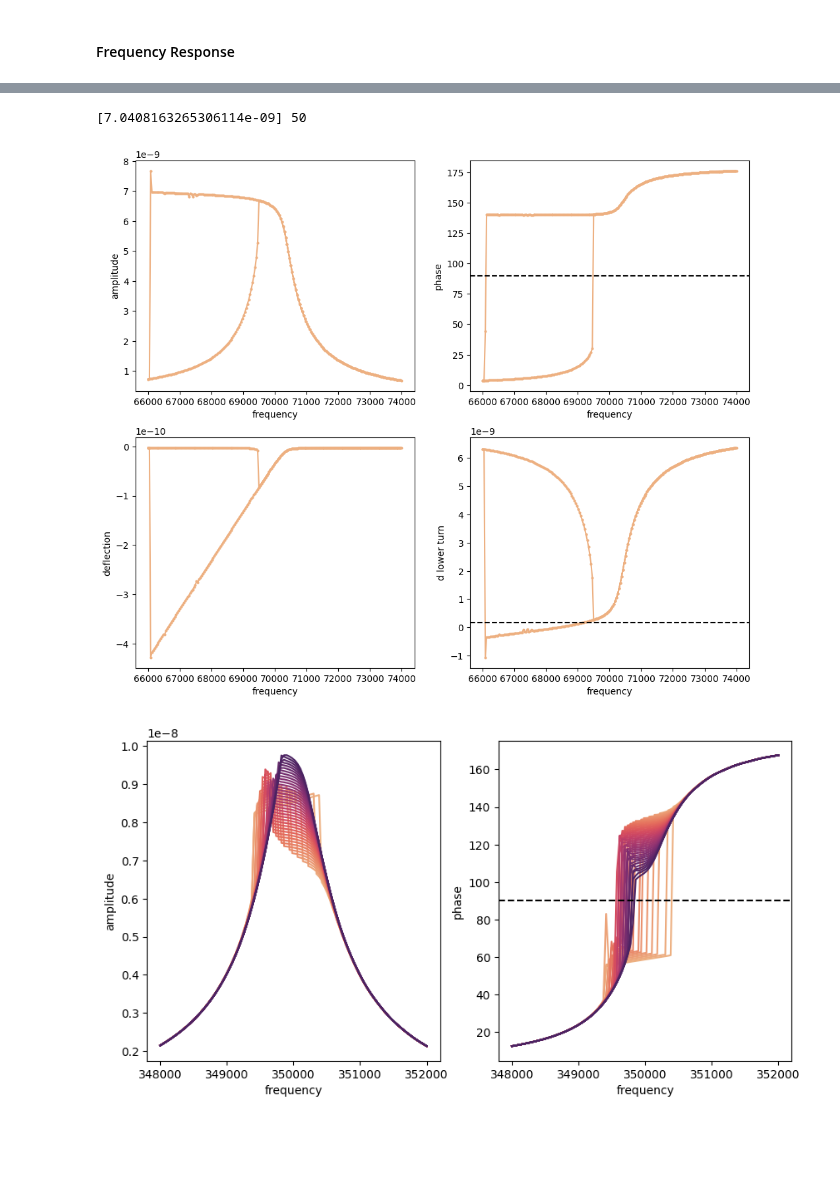
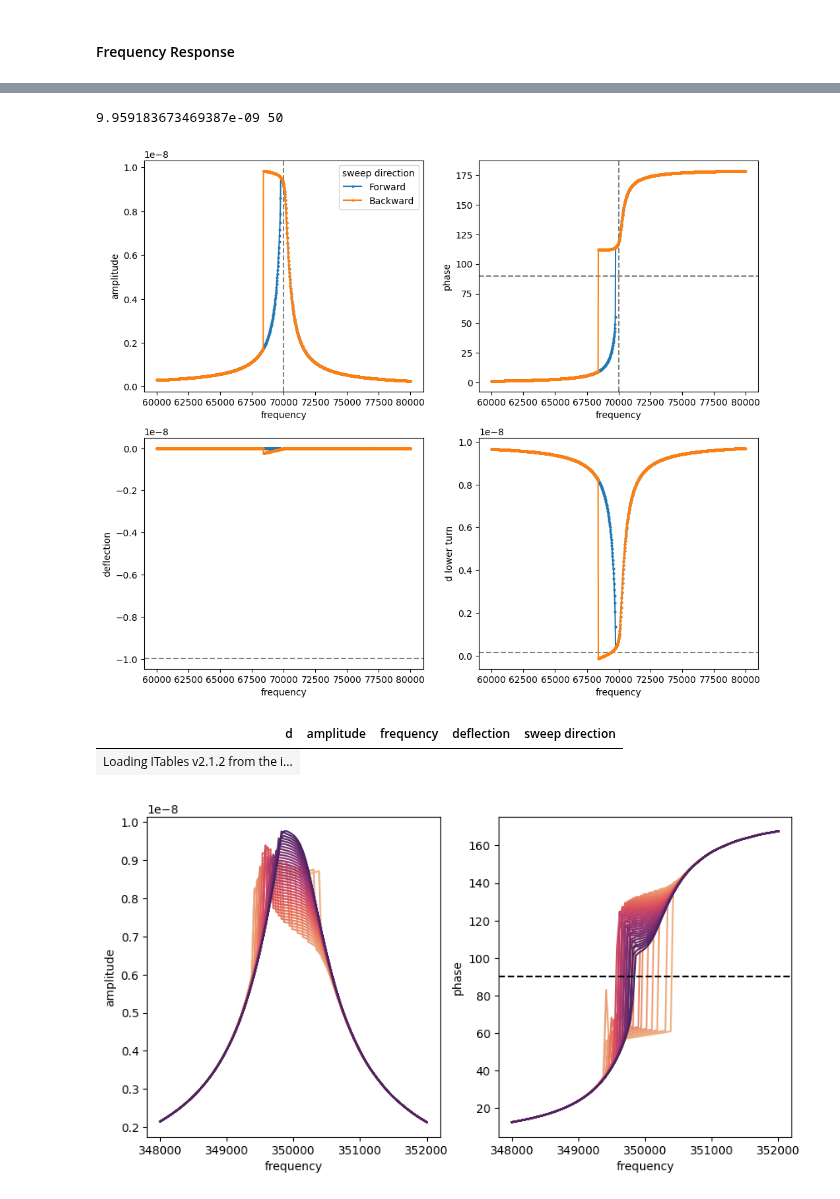
Before and after one commit to PranavSudersan/AFM-Dashboard, a Jupyter notebook: AFM Dashboard.ipynb, the cells around one changed output, grey strips where cells are left out. Saved outputs shown, nothing was run; the diff lists cells and outputs as text; code cells hidden in the pictures; blank space fills up the shorter version.

```diff
--- a/AFM Dashboard.ipynb
+++ b/AFM Dashboard.ipynb
@@ -5487,11 +5501,11 @@ print(np.sqrt(data_dict[on_file]['Z rms']**2 - data_dict[off_file]['Z rms']**2))
 kc = 2 #cantilever spring constant (N/m)
 fc = 70e3 #cantilever resonance frequency (Hz)
 Qc = 130 #cantilever Q factor (free)
-fd_ini = 66e3 #drive frequency (Hz)
+fd_ini = 68e3 #drive frequency (Hz)
 F0 = 1.6e-10 #drive amplitude (m)
 
-d0_far = 15e-9 #tip-sample rest distance, far (m)
-d0_near = 2e-9 #tip-sample rest distance, near (m)
+d0_far = 20e-9 #tip-sample rest distance, far (m)
+d0_near = 10e-9 #tip-sample rest distance, near (m)
 d0_pts = 50 #number of points for force-distance
 d0_list = np.linspace(d0_far, d0_near, d0_pts) #[8e-9, 7e-9, 6e-9] #tip-sample distance, rest (m)
 # d0_list = d0_far + (d0_near - d0_far) * (np.linspace(0, 1, d0_pts))**(1/4) # = np.logspace(np.log(d0_far)/np.log(3),np.log(d0_near)/np.log(3),d0_pts, base=3)
@@ -5772,7 +5786,7 @@ d0_plotarray2 = np.linspace(a0, d0_list[0], 50)
 dF_vdw = 2*H*R/(6*(d0_plotarray2**3))
 delta_f = fc*(1-np.sqrt(1+(dF_vdw/kc))) #theoretical freq shift assuming linear harmonic osci
 
-fig1, ax1 = plt.subplots(1, 2, figsize=(12,4))
+fig1, ax1 = plt.subplots(1, 2, figsize=(15,5))
 ax1[0].plot(d0_plotarray1, force_data,  label='freq shift')
 ax1[1].plot(d0_plotarray2, fc+delta_f, label='freq shift')
 ax1[0].set_xlabel("d")
@@ -6535,42 +6670,47 @@ finished
 # %%
 # freqresp_datadict = simu_results
-d0_unique = freqresp_datadict['d'].unique()
-d0_select = [d0_unique[30]] #[d0_unique[36]] d0_unique
+d0_unique = freqresp_fulldf['d'].unique()
+d0_select = d0_unique[19] #[d0_unique[36]] d0_unique
 print(d0_select, len(d0_unique))
-d0_selectind = freqresp_datadict['d'].isin(d0_select)
-freqresp_df_filt = freqresp_datadict[d0_selectind]
-# freqresp_df_filt['d lower turn'] = freqresp_df_filt['d'] + freqresp_df_filt['deflection'] - freqresp_df_filt['amplitude']
+d0_selectind = freqresp_fulldf['d'].isin([d0_select])
+freqresp_df_filt = freqresp_fulldf[d0_selectind]
+
 fig3, ax3 = plt.subplots(2, 2, figsize=(12,10))
-sns.lineplot(data=freqresp_df_filt, x='frequency', y='amplitude', hue='d', palette='flare',
-             sort=False, estimator=None, legend=False, ax=ax3[0][0], marker='.', markeredgewidth=0)
-sns.lineplot(data=freqresp_df_filt, x='frequency', y='phase', hue='d', palette='flare',
+ax3[0][0].axvline(fc, linestyle='--', color='gray')
+ax3[0][1].axvline(fc, linestyle='--', color='gray')
+ax3[0][1].axhline(90, linestyle='--', color='gray')
+ax3[1][0].axhline(-d0_select, linestyle='--', color='gray')
+ax3[1][1].axhline(a0, linestyle='--', color='gray')
+sns.lineplot(data=freqresp_df_filt, x='frequency', y='amplitude', hue='sweep direction',# hue='d', palette='flare',
+             sort=False, estimator=None, legend='auto', ax=ax3[0][0], marker='.', markeredgewidth=0)
+sns.lineplot(data=freqresp_df_filt, x='frequency', y='phase', hue='sweep direction',# hue='d',palette='flare',
              sort=False, estimator=None, legend=False, ax=ax3[0][1], marker='.', markeredgewidth=0)
-sns.lineplot(data=freqresp_df_filt, x='frequency', y='deflection', hue='d', palette='flare',
+sns.lineplot(data=freqresp_df_filt, x='frequency', y='deflection', hue='sweep direction',# hue='d',palette='flare',
              sort=False, estimator=None, legend=False, ax=ax3[1][0], marker='.', markeredgewidth=0)
-sns.lineplot(data=freqresp_df_filt, x='frequency', y='d lower turn', hue='d', palette='flare',
+sns.lineplot(data=freqresp_df_filt, x='frequency', y='d lower turn', hue='sweep direction',# hue='d',palette='flare',
              sort=False, estimator=None, legend=False, ax=ax3[1][1], marker='.', markeredgewidth=0)
-ax3[0][1].axhline(90, linestyle='--', color='k')
-ax3[1][1].axhline(a0, linestyle='--', color='k')
 # handles, labels = ax3[0].get_legend_handles_labels()
 # new_labels = [f"{float(label):.2e}" for label in labels]
 # ax3[0].legend(handles, new_labels, title = 'd')
 # sns.move_legend(ax3[0], "upper left", bbox_to_anchor=(2.3, 1))
 plt.show()
 
-# fig4, ax4 = plt.subplots(1, 2, figsize=(12,5))
-# sns.lineplot(data=freqresp_spectro, x='d', y='amplitude', legend=False, ax=ax4[0], marker='.')
-# sns.lineplot(data=freqresp_spectro, x='d', y='frequency', legend=False, ax=ax4[1], marker='.')
+# fig4, ax4 = plt.subplots(1, 3, figsize=(18,5))
+# sns.lineplot(data=freqresp_spectro_df, x='d', y='amplitude', hue='sweep direction',
+#              legend='auto', ax=ax4[0], marker='.', markeredgewidth=0)
+# sns.lineplot(data=freqresp_spectro_df, x='d', y='frequency', hue='sweep direction',
+#              legend=False, ax=ax4[1], marker='.', markeredgewidth=0)
+# sns.lineplot(data=freqresp_spectro_df, x='d', y='deflection', hue='sweep direction',
+#              legend=False, ax=ax4[2], marker='.', markeredgewidth=0)
 # plt.show()
 # %% [output]
-[7.0408163265306114e-09] 50
+9.959183673469387e-09 50
-[figure, old version]
+[figure, new version]
 # %%
-# d0_unique = freqresp_datadict['d'].unique()
-# d0_select = [d0_unique[0], d0_unique[10]]
-# d0_selectind = freqresp_datadict['d'].isin(d0_select)
-# freqresp_datadict[d0_selectind]
-# ! ls data
-from numba import jit
+freqresp_spectro_df
+# %% [output]
+| d | amplitude | frequency | deflection | sweep direction |
+| Loading ITables v2.1.2 from the i... |
 # %%
 # freqresp_datadict = simu_results
 fig3, ax3 = plt.subplots(1, 2, figsize=(10,5))
```
Also changed, not shown: parts of 9 cells of this notebook.
